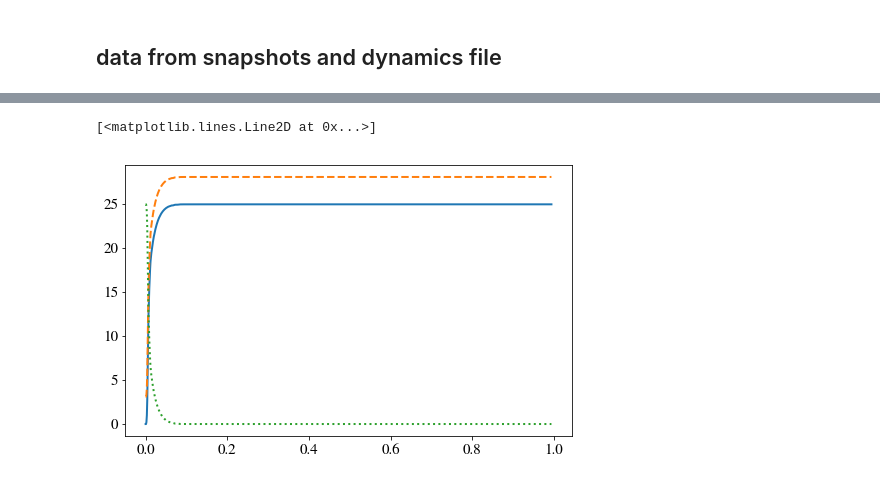
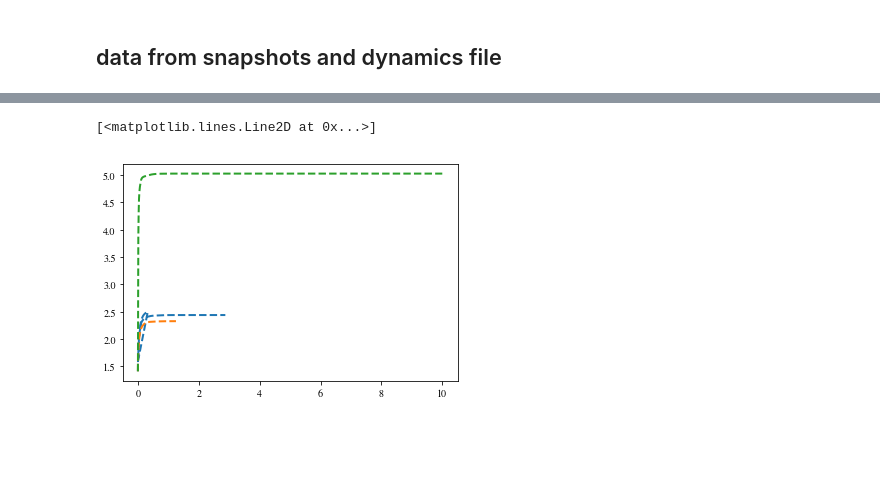
Before and after one commit to aldobatta/fallback-supernova, a Jupyter notebook: pythonAnalysis/pistonexplosions-tests.ipynb, the cells around one changed output, grey strips where cells are left out. Drawn from its saved outputs; the diff is of its cells as text; code cells hidden in the pictures; blank space fills up the shorter version.

```diff
--- a/pythonAnalysis/pistonexplosions-tests.ipynb
+++ b/pythonAnalysis/pistonexplosions-tests.ipynb
@@ -90,0 +88,14 @@ dataTable = Get_dynamics(testReadFile)
+# %%
+from astropy.io import ascii
+
+testReadFile = "../../Data/NS_HegerCompanion_09062020/dynamics.txt"
+dataTable = Get_dynamics(testReadFile)
+
+testReadFile2 = "../../Data/NS_HegerCompanion_19062020_SofteningGas_0_01/dynamics.txt"
+dataTable2 = Get_dynamics(testReadFile2)
+
+testReadFile3 = "../../Data/NS_HE16C_23062020_softeningGas_0_005_smallE_smalla/dynamics.txt"
+dataTable3 = Get_dynamics(testReadFile3)
+
+testReadFile4 = "/Users/alejandro/Dropbox/Alejandro_CE_SN/Data/1607_SNf_0_25_a_1_5/dynamics.txt"
+dataTable4 = Get_dynamics(testReadFile4)
@@ -111,10 +118,12 @@ dataTable.colnames
 # %%
-plt.plot(dataTable['t'],dataTable['Macc_bh'])
 plt.plot(dataTable['t'],dataTable['M_bh'],'--')
-plt.plot(dataTable['t'],dataTable['M_gas'],':')
+plt.plot(dataTable2['t'],dataTable2['M_bh'],'--')
+plt.plot(dataTable3['t'],dataTable3['M_bh'],'--')
+# plt.plot(dataTable['t'],dataTable['M_star'],'-.')
+# plt.plot(dataTable['t'],dataTable['M_gas'],':')
 # %% [output]
 [<matplotlib.lines.Line2D at 0x...>]
-[figure, old version]
+[figure, new version]
 # %%
 # spin already accreted
 def spin(dyn):
```
Also changed, not shown: parts of 7 cells of this notebook, 8 other files.
